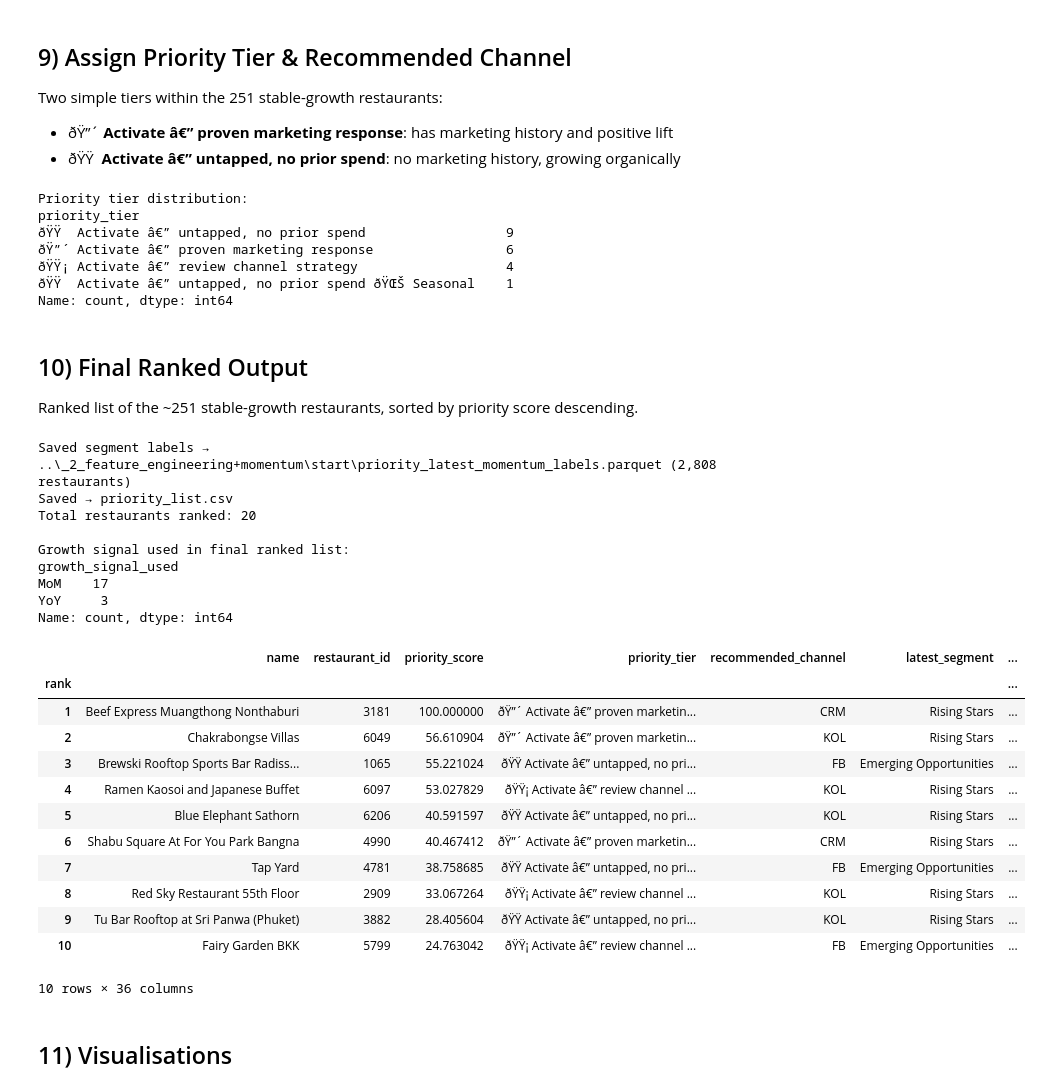
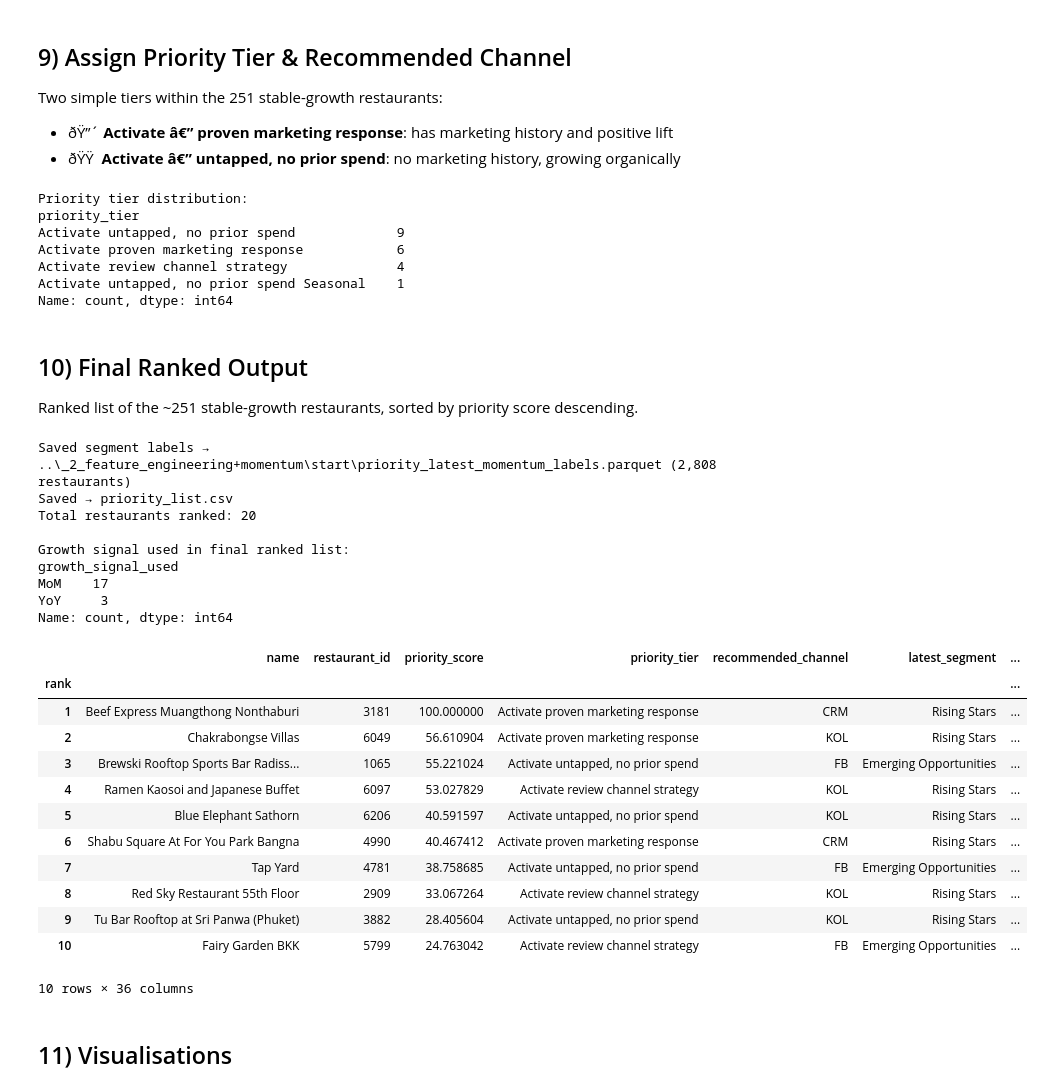
Before and after one commit to liyunling2/OPE, a Jupyter notebook: _4_final_outputs/priority_scoring_seasonality.ipynb, the cells around one changed output. Saved outputs shown, nothing was run; the diff lists cells and outputs as text; code cells hidden in the pictures.

```diff
--- a/_4_final_outputs/priority_scoring_seasonality.ipynb
+++ b/_4_final_outputs/priority_scoring_seasonality.ipynb
@@ -541,11 +541,11 @@ Two simple tiers within the 251 stable-growth restaurants:
 # â”€â”€ Priority tier label â”€â”€â”€â”€â”€â”€â”€â”€â”€â”€â”€â”€â”€â”€â”€â”€â”€â”€â”€â”€â”€â”€â”€â”€â”€â”€â”€â”€â”€â”€â”€â”€â”€â”€â”€â”€â”€â”€â”€â”€â”€â”€â”€â”€â”€â”€â”€â”€â”€â”€â”€â”€â”€â”€â”€
 priority_df['priority_tier'] = np.where(
     priority_df['has_marketing'] & (priority_df['avg_lift_per_day'].fillna(0) > 0),
-    'ðŸ”´ Activate â€” proven marketing response',
+    'Activate proven marketing response',
     np.where(
         ~priority_df['has_marketing'],
-        'ðŸŸ  Activate â€” untapped, no prior spend',
-        'ðŸŸ¡ Activate â€” review channel strategy'
+        'Activate untapped, no prior spend',
+        'Activate review channel strategy'
     )
 )
 
@@ -553,7 +553,7 @@ priority_df['priority_tier'] = np.where(
 if 'is_seasonal' in priority_df.columns:
     priority_df['priority_tier'] = np.where(
         priority_df['is_seasonal'],
-        priority_df['priority_tier'] + ' ðŸŒŠ Seasonal',
+        priority_df['priority_tier'] + ' Seasonal',
         priority_df['priority_tier']
     )
 
@@ -564,10 +564,10 @@ print(priority_df['priority_tier'].value_counts())
 # %% [output]
 Priority tier distribution:
 priority_tier
-ðŸŸ  Activate â€” untapped, no prior spend                  9
-ðŸ”´ Activate â€” proven marketing response                 6
-ðŸŸ¡ Activate â€” review channel strategy                   4
-ðŸŸ  Activate â€” untapped, no prior spend ðŸŒŠ Seasonal    1
+Activate untapped, no prior spend             9
+Activate proven marketing response            6
+Activate review channel strategy              4
+Activate untapped, no prior spend Seasonal    1
 Name: count, dtype: int64
 # %% [markdown]
 ## 10) Final Ranked Output
@@ -606,7 +606,7 @@ priority_list = (
 priority_list.index += 1
 priority_list.index.name = 'rank'
 
-priority_list.to_csv(OUTPUT_PATH)
+priority_list.to_csv(OUTPUT_PATH, encoding='utf-8-sig')
 
 # ── Save segment labels parquet ───────────────────────────────────────────────
 # Uses the latest snapshot (one row per restaurant) with key momentum columns.
@@ -618,43 +618,43 @@ segment_cols = [c for c in segment_base_cols if c in latest.columns]
 
 segment_labels = (
     latest[segment_cols]
     .sort_values('restaurant_id')
     .drop_duplicates('restaurant_id', keep='last')
     .reset_index(drop=True)
 )
 segment_labels.to_parquet(SEGMENT_OUTPUT_PATH, index=False)
 print(f'Saved segment labels → {SEGMENT_OUTPUT_PATH} ({len(segment_labels):,} restaurants)')
 
 print(f'Saved → {OUTPUT_PATH}')
 print(f'Total restaurants ranked: {len(priority_list):,}')
 
 if 'growth_signal_used' in priority_list.columns:
     print(f'\nGrowth signal used in final ranked list:')
     print(priority_list['growth_signal_used'].value_counts())
 
 priority_list.head(10)
 # %% [output]
 Saved segment labels → ..\_2_feature_engineering+momentum\start\priority_latest_momentum_labels.parquet (2,808 restaurants)
 Saved → priority_list.csv
 Total restaurants ranked: 20
 
 Growth signal used in final ranked list:
 growth_signal_used
 MoM    17
 YoY     3
 Name: count, dtype: int64
 |  | name | restaurant_id | priority_score | priority_tier | recommended_channel | latest_segment | ... |
 | rank |  |  |  |  |  |  | ... |
-| 1 | Beef Express Muangthong Nonthaburi | 3181 | 100.000000 | ðŸ”´ Activate â€” proven marketin... | CRM | Rising Stars | ... |
-| 2 | Chakrabongse Villas | 6049 | 56.610904 | ðŸ”´ Activate â€” proven marketin... | KOL | Rising Stars | ... |
-| 3 | Brewski Rooftop Sports Bar Radiss... | 1065 | 55.221024 | ðŸŸ Activate â€” untapped, no pri... | FB | Emerging Opportunities | ... |
-| 4 | Ramen Kaosoi and Japanese Buffet | 6097 | 53.027829 | ðŸŸ¡ Activate â€” review channel ... | KOL | Rising Stars | ... |
-| 5 | Blue Elephant Sathorn | 6206 | 40.591597 | ðŸŸ Activate â€” untapped, no pri... | KOL | Rising Stars | ... |
-| 6 | Shabu Square At For You Park Bangna | 4990 | 40.467412 | ðŸ”´ Activate â€” proven marketin... | CRM | Rising Stars | ... |
-| 7 | Tap Yard | 4781 | 38.758685 | ðŸŸ Activate â€” untapped, no pri... | FB | Emerging Opportunities | ... |
-| 8 | Red Sky Restaurant 55th Floor | 2909 | 33.067264 | ðŸŸ¡ Activate â€” review channel ... | KOL | Rising Stars | ... |
-| 9 | Tu Bar Rooftop at Sri Panwa (Phuket) | 3882 | 28.405604 | ðŸŸ Activate â€” untapped, no pri... | KOL | Rising Stars | ... |
-| 10 | Fairy Garden BKK | 5799 | 24.763042 | ðŸŸ¡ Activate â€” review channel ... | FB | Emerging Opportunities | ... |
+| 1 | Beef Express Muangthong Nonthaburi | 3181 | 100.000000 | Activate proven marketing response | CRM | Rising Stars | ... |
+| 2 | Chakrabongse Villas | 6049 | 56.610904 | Activate proven marketing response | KOL | Rising Stars | ... |
+| 3 | Brewski Rooftop Sports Bar Radiss... | 1065 | 55.221024 | Activate untapped, no prior spend | FB | Emerging Opportunities | ... |
+| 4 | Ramen Kaosoi and Japanese Buffet | 6097 | 53.027829 | Activate review channel strategy | KOL | Rising Stars | ... |
+| 5 | Blue Elephant Sathorn | 6206 | 40.591597 | Activate untapped, no prior spend | KOL | Rising Stars | ... |
+| 6 | Shabu Square At For You Park Bangna | 4990 | 40.467412 | Activate proven marketing response | CRM | Rising Stars | ... |
+| 7 | Tap Yard | 4781 | 38.758685 | Activate untapped, no prior spend | FB | Emerging Opportunities | ... |
+| 8 | Red Sky Restaurant 55th Floor | 2909 | 33.067264 | Activate review channel strategy | KOL | Rising Stars | ... |
+| 9 | Tu Bar Rooftop at Sri Panwa (Phuket) | 3882 | 28.405604 | Activate untapped, no prior spend | KOL | Rising Stars | ... |
+| 10 | Fairy Garden BKK | 5799 | 24.763042 | Activate review channel strategy | FB | Emerging Opportunities | ... |
 10 rows × 36 columns
 # %% [markdown]
 ## 11) Visualisations
```
Also changed, not shown: parts of 3 cells of this notebook, 2 other files.
